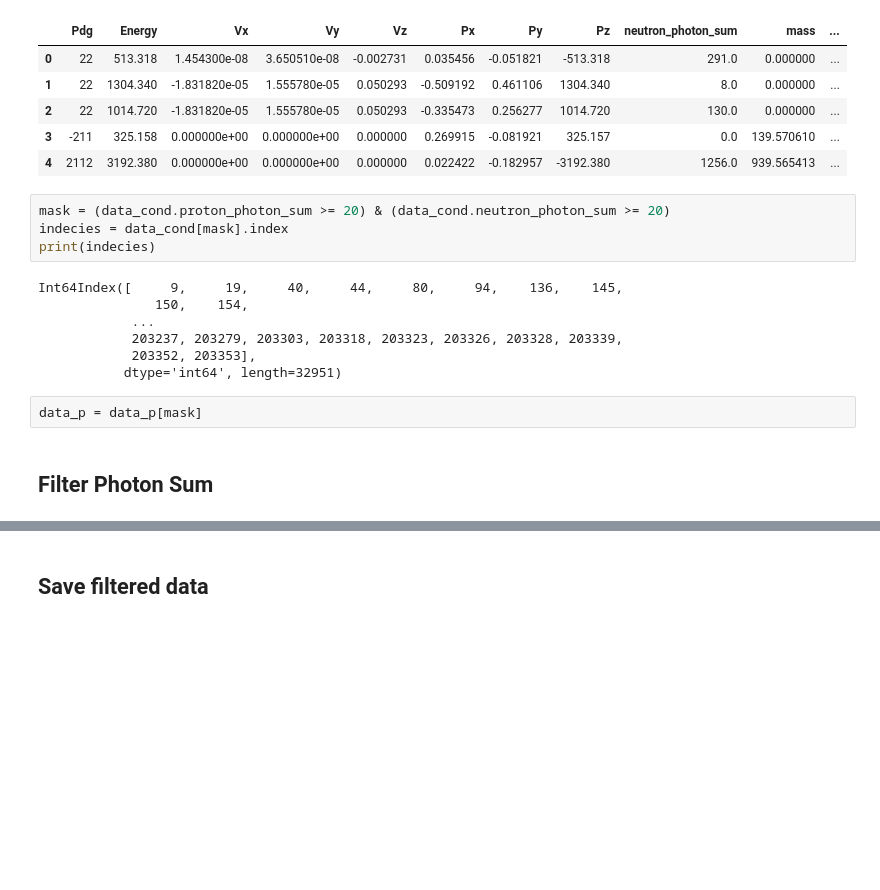
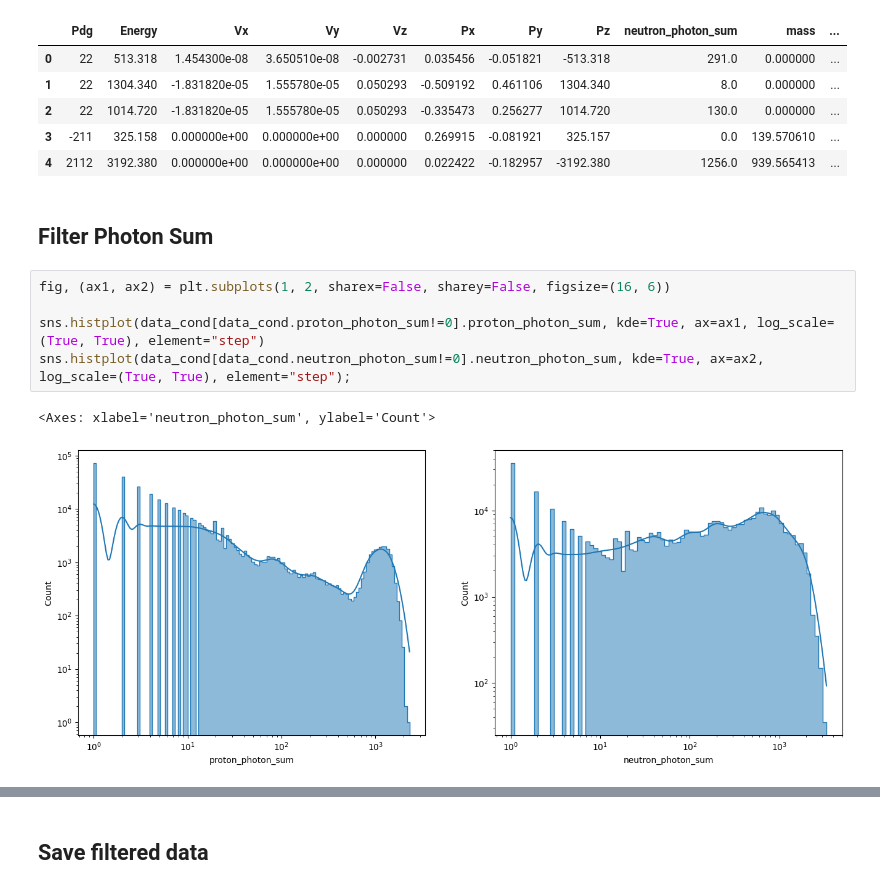
Before and after one commit to patrick-bedkowski/Generative-Models-for-CERN-Fast-Simulations, a Jupyter notebook: notebooks/data_filtering.ipynb, the cells around one changed output, grey strips where cells are left out. Saved outputs shown, nothing was run; the diff lists cells and outputs as text; blank space fills up the shorter version.

```diff
--- a/notebooks/data_filtering.ipynb
+++ b/notebooks/data_filtering.ipynb
@@ -55,20 +56,15 @@ data_cond.head()
 | 2 | 22 | 1014.720 | -1.831820e-05 | 1.555780e-05 | 0.050293 | -0.335473 | 0.256277 | 1014.720 | 130.0 | 0.000000 | ... |
 | 3 | -211 | 325.158 | 0.000000e+00 | 0.000000e+00 | 0.000000 | 0.269915 | -0.081921 | 325.157 | 0.0 | 139.570610 | ... |
 | 4 | 2112 | 3192.380 | 0.000000e+00 | 0.000000e+00 | 0.000000 | 0.022422 | -0.182957 | -3192.380 | 1256.0 | 939.565413 | ... |
-# %%
-mask = (data_cond.proton_photon_sum >= 20) & (data_cond.neutron_photon_sum >= 20)
-indecies = data_cond[mask].index
-print(indecies)
-# %% [output]
-Int64Index([     9,     19,     40,     44,     80,     94,    136,    145,
-               150,    154,
-            ...
-            203237, 203279, 203303, 203318, 203323, 203326, 203328, 203339,
-            203352, 203353],
-           dtype='int64', length=32951)
-# %%
-data_p = data_p[mask]
 # %% [markdown]
 ## Filter Photon Sum
+# %%
+fig, (ax1, ax2) = plt.subplots(1, 2, sharex=False, sharey=False, figsize=(16, 6))
+
+sns.histplot(data_cond[data_cond.proton_photon_sum!=0].proton_photon_sum, kde=True, ax=ax1, log_scale=(True, True), element="step")
+sns.histplot(data_cond[data_cond.neutron_photon_sum!=0].neutron_photon_sum, kde=True, ax=ax2, log_scale=(True, True), element="step");
+# %% [output]
+<Axes: xlabel='neutron_photon_sum', ylabel='Count'>
+[figure, added]
 # %%
 ## Filter Photon Sum
```
Also changed, not shown: parts of 9 cells of this notebook.
